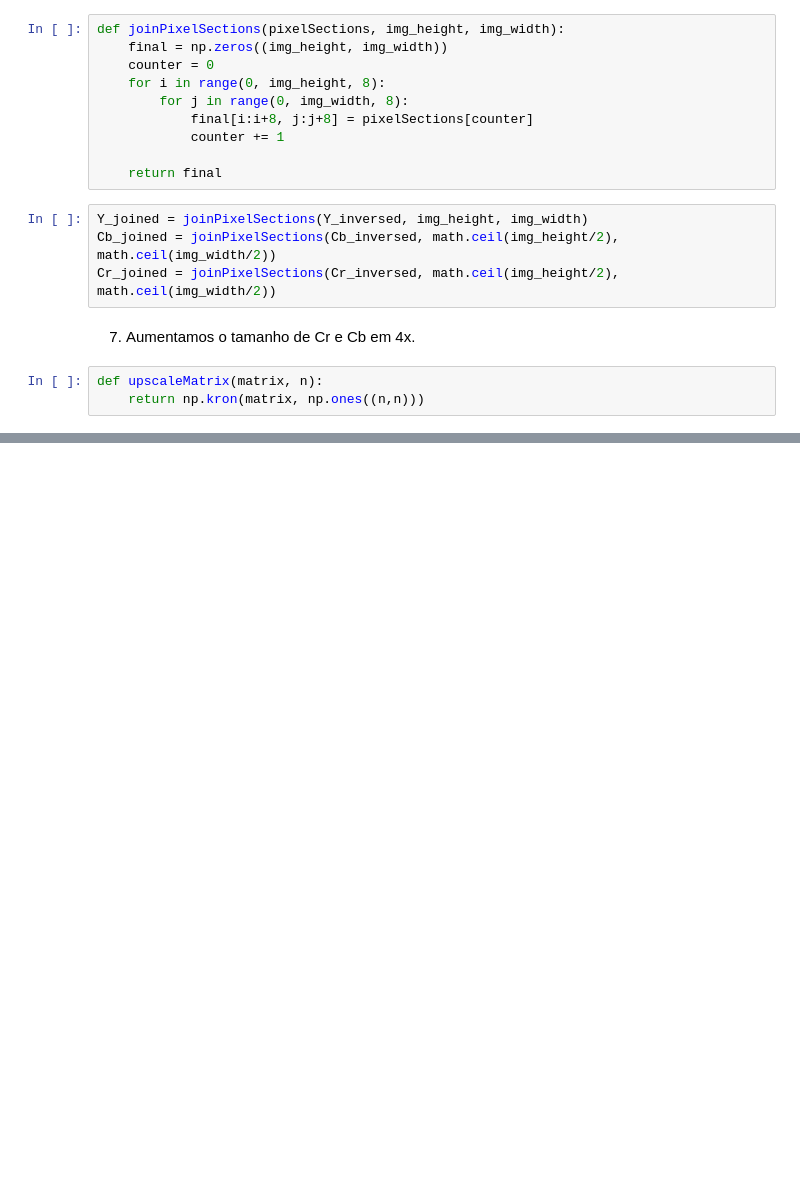
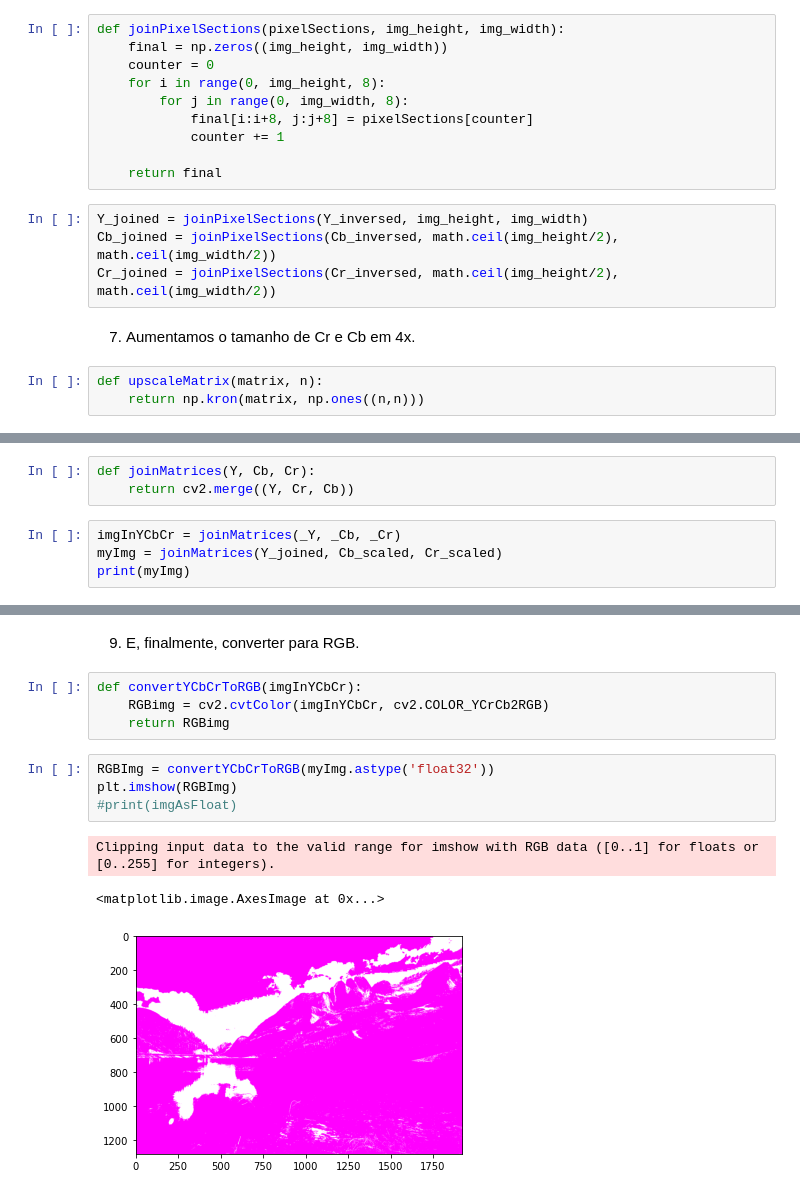
Before and after one commit to luiz-couto/image-compressor, a Jupyter notebook: img-compressor.ipynb, the cells around one changed output, grey strips where cells are left out. Drawn from its saved outputs; the diff is of its cells as text; blank space fills up the shorter version.

```diff
--- a/img-compressor.ipynb
+++ b/img-compressor.ipynb
@@ -430,0 +462,7 @@ Cr_scaled = upscaleMatrix(Cr_joined, 2)
+# %%
+def joinMatrices(Y, Cb, Cr):
+    return cv2.merge((Y, Cr, Cb))
+# %%
+imgInYCbCr = joinMatrices(_Y, _Cb, _Cr)
+myImg = joinMatrices(Y_joined, Cb_scaled, Cr_scaled)
+print(myImg)
@@ -430,0 +487,14 @@ Cr_scaled = upscaleMatrix(Cr_joined, 2)
+# %% [markdown]
+9. E, finalmente, converter para RGB.
+# %%
+def convertYCbCrToRGB(imgInYCbCr):
+    RGBimg = cv2.cvtColor(imgInYCbCr, cv2.COLOR_YCrCb2RGB)
+    return RGBimg
+# %%
+RGBImg = convertYCbCrToRGB(myImg.astype('float32'))
+plt.imshow(RGBImg)
+#print(imgAsFloat)
+# %% [output]
+Clipping input data to the valid range for imshow with RGB data ([0..1] for floats or [0..255] for integers).
+<matplotlib.image.AxesImage at 0x...>
+[figure, added]
```
Also changed, not shown: parts of 13 cells of this notebook, 1 other file.
